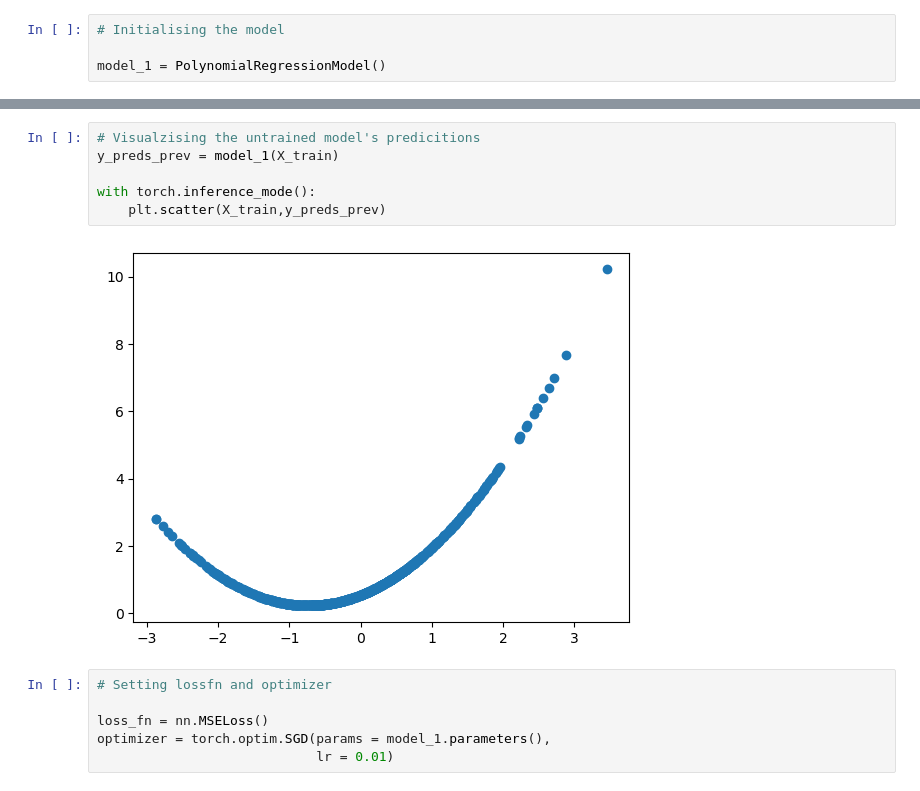
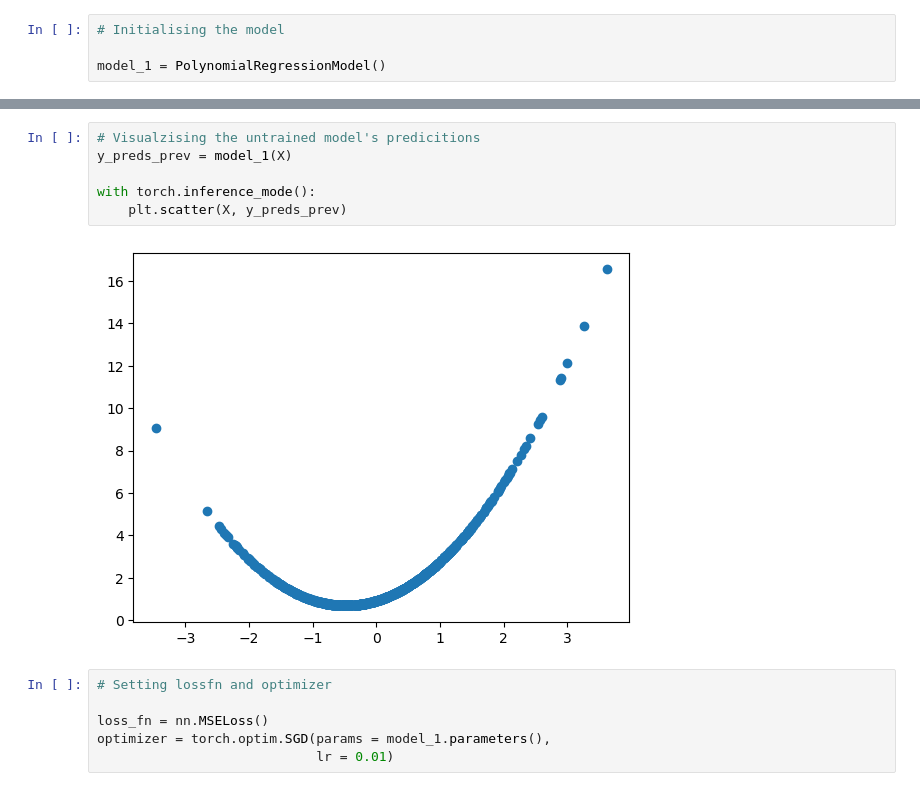
Before and after one commit to Somilrepos/Regression-Models, a Jupyter notebook: Polynomial Regression.ipynb, the cells around one changed output, grey strips where cells are left out. Cells and saved outputs as stored; diff of their text form.

```diff
--- a/Polynomial Regression.ipynb
+++ b/Polynomial Regression.ipynb
@@ -78,11 +78,11 @@ OrderedDict([('weight2', tensor([0.5673])),
 # %%
 # Visualzising the untrained model's predicitions
-y_preds_prev = model_1(X_train)
+y_preds_prev = model_1(X)
 
 with torch.inference_mode():
-    plt.scatter(X_train,y_preds_prev)
+    plt.scatter(X, y_preds_prev)
 # %% [output]
-[figure, old version]
+[figure, new version]
 # %%
 # Setting lossfn and optimizer
 
```
Also changed, not shown: parts of 8 cells of this notebook.
